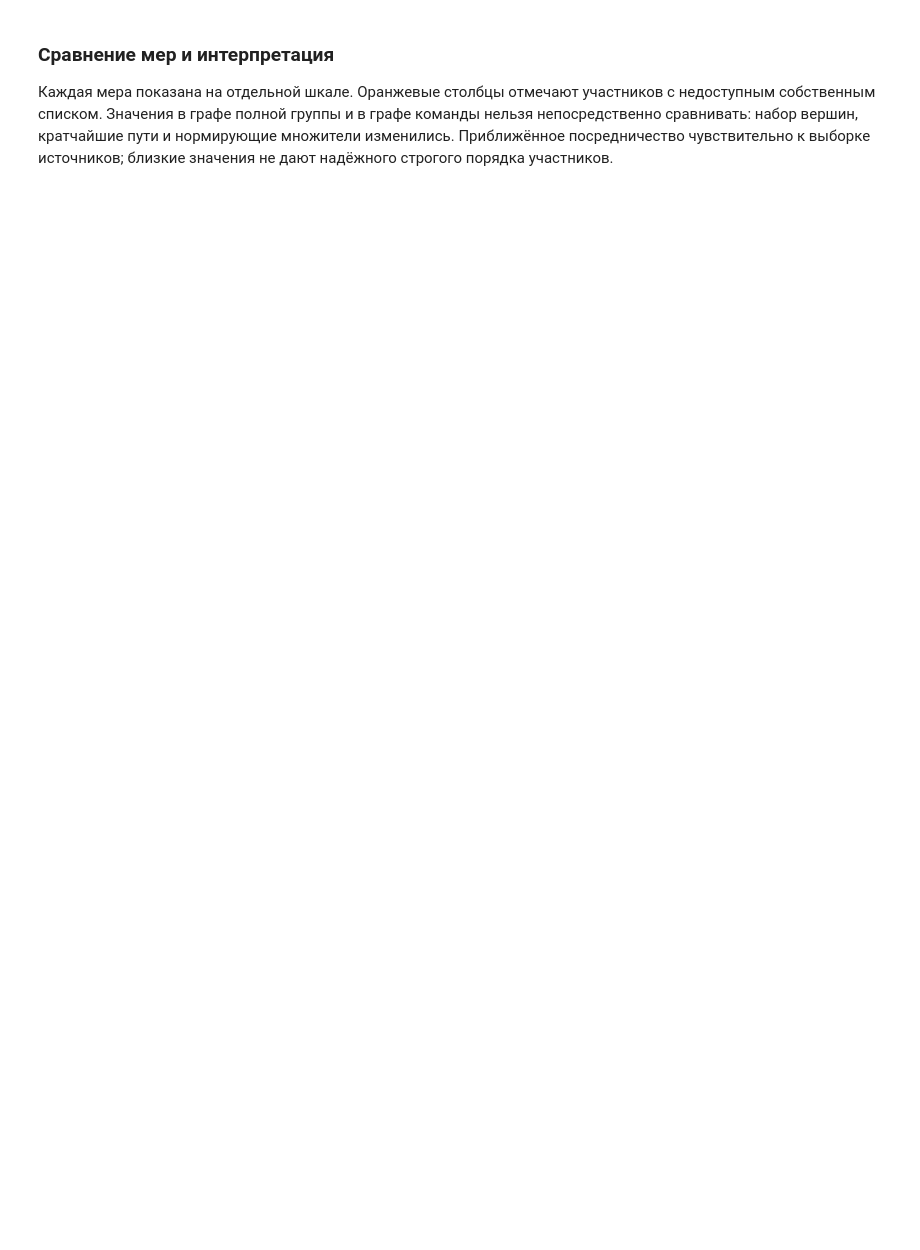
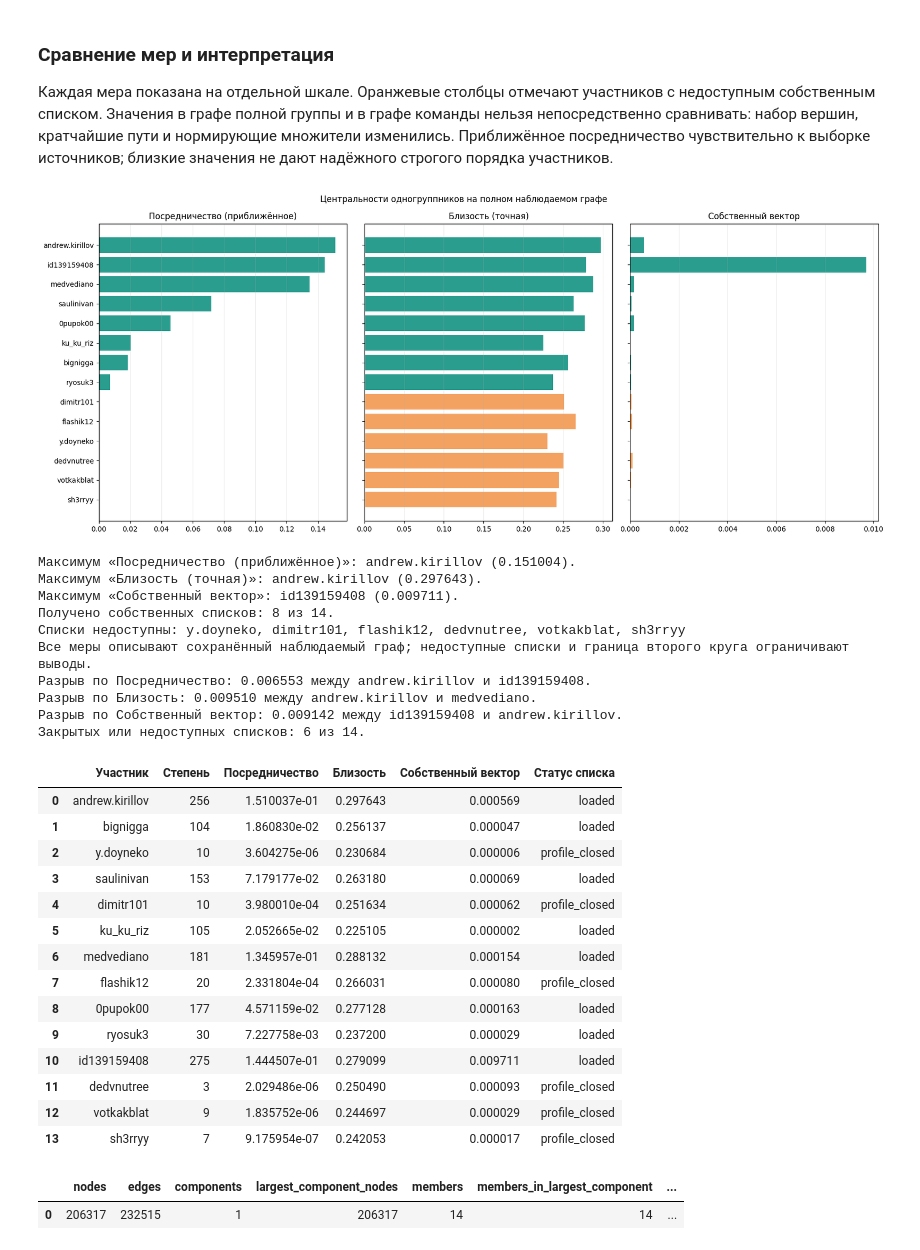
Before and after one commit to Osipovill/intelligent_systems_and_technologies, a Jupyter notebook: practice_2/practice2.ipynb, the cells around one changed output. Saved outputs shown, nothing was run; the diff lists cells and outputs as text; code cells hidden in the pictures; blank space fills up the shorter version.

```diff
--- a/practice_2/practice2.ipynb
+++ b/practice_2/practice2.ipynb
@@ -165,8 +190,4 @@ G.add_nodes_from(GROUP_MEMBERS)
 
 ### Размер полного графа
 # %%
-graph_summary = pd.DataFrame([
-    {'Показатель': 'Вершины полного графа', 'Количество': G.number_of_nodes()},
-    {'Показатель': 'Неориентированные рёбра', 'Количество': G.number_of_edges()},
-])
-display(graph_summary)
+display(pd.DataFrame([graph_stats]))
@@ -684,6 +800,13 @@ else:
         f'собственный вектор — {eigenvector_leader}.'
     )
 print(
-    'Центральности описывают наблюдаемый граф; закрытые и незагруженные '
-    'списки ограничивают интерпретацию показателей.'
+    'Центральности описывают наблюдаемый граф; для закрытых профилей '
+    'наблюдаемые связи являются нижней границей, а незагруженные списки '
+    'ограничивают интерпретацию показателей.'
 )
+for _, row in team_leader_gaps.iterrows():
+    print(
+        f"Разрыв по {row['metric']}: {row['gap']:.6f} между {row['leader']} и {row['second']}."
+    )
+closed_count = int((members_table['Статус списка'] != 'Список получен').sum())
+print(f"Недоступных или незагруженных списков: {closed_count} из {len(members_table)}.")
@@ -767,13 +898,11 @@ display(full_members[[
 ]].rename(columns={
     'screen_name': 'Участник', 'observed_degree': 'Наблюдаемые связи', 'list_source': 'Источник списка'
 }))
+full_graph_stats = graph_summary(full_graph, full_member_names)
 full_direct_ids = set(full_edges.loc[full_edges['observation_level'].eq(1), 'friend_id']) - set(full_member_names)
 full_second_ids = set(full_graph) - set(full_member_names) - full_direct_ids
-display(pd.DataFrame([{
-    'Вершин полного графа': len(full_graph),
-    'Неориентированных рёбер': full_graph.number_of_edges(),
-    'Прямых друзей вне группы': len(full_direct_ids),
-    'Вершин второго круга': len(full_second_ids),
-    'Компонент связности': nx.number_connected_components(full_graph),
-    'Изолированных одногруппников': sum(full_graph.degree(uid) == 0 for uid in full_member_names),
-}]))
+full_graph_stats.update({
+    'direct_friends_outside_group': len(full_direct_ids),
+    'second_circle_vertices': len(full_second_ids),
+})
+display(pd.DataFrame([full_graph_stats]))
@@ -884,24 +1111,67 @@ print('Параметры расчёта:', full_calculation)
 # %%
 fig, axes = plt.subplots(1, 3, figsize=(17, 7), sharey=True)
 ordered = full_results.sort_values(['betweenness_approximate', 'user_id'], ascending=[True, True])
 for axis, (column, title) in zip(axes, full_metric_labels.items()):
     axis.barh(
         ordered['participant'], ordered[column],
         color=[full_colors[uid] for uid in ordered['user_id']],
     )
     axis.set_title(title)
     axis.grid(axis='x', alpha=0.25)
 fig.suptitle('Центральности одногруппников на полном наблюдаемом графе')
 fig.tight_layout()
 fig.savefig(FULL_DATA_DIR / 'centralities.png', dpi=150, bbox_inches='tight')
 plt.show()
 
 for column, label in full_metric_labels.items():
     maximum = full_results[column].max()
     leaders = full_results.loc[full_results[column].eq(maximum), 'participant'].tolist()
     print(f'Максимум «{label}»: {", ".join(leaders)} ({maximum:.6f}).')
 unavailable = full_members.loc[full_members['friends_status'].ne('loaded'), 'screen_name'].tolist()
 print(f'Получено собственных списков: {len(full_members) - len(unavailable)} из {len(full_members)}.')
 if unavailable:
     print('Списки недоступны:', ', '.join(unavailable))
 print('Все меры описывают сохранённый наблюдаемый граф; недоступные списки и граница второго круга ограничивают выводы.')
+for _, row in full_leader_gaps.iterrows():
+    print(
+        f"Разрыв по {row['metric']}: {row['gap']:.6f} между {row['leader']} и {row['second']}."
+    )
+closed_profiles = int((full_members['friends_status'] != 'loaded').sum())
+print(f"Закрытых или недоступных списков: {closed_profiles} из {len(full_members)}.")
+display(full_final_table)
+display(pd.DataFrame([full_graph_stats]))
+display(full_sensitivity)
+mark_analysis_complete(
+    FULL_DATA_DIR / 'collection_summary.json',
+    full_calculation,
+    full_graph_stats,
+)
+# %% [output]
+[figure, added]
+Максимум «Посредничество (приближённое)»: andrew.kirillov (0.151004).
+Максимум «Близость (точная)»: andrew.kirillov (0.297643).
+Максимум «Собственный вектор»: id139159408 (0.009711).
+Получено собственных списков: 8 из 14.
+Списки недоступны: y.doyneko, dimitr101, flashik12, dedvnutree, votkakblat, sh3rryy
+Все меры описывают сохранённый наблюдаемый граф; недоступные списки и граница второго круга ограничивают выводы.
+Разрыв по Посредничество: 0.006553 между andrew.kirillov и id139159408.
+Разрыв по Близость: 0.009510 между andrew.kirillov и medvediano.
+Разрыв по Собственный вектор: 0.009142 между id139159408 и andrew.kirillov.
+Закрытых или недоступных списков: 6 из 14.
+|  | Участник | Степень | Посредничество | Близость | Собственный вектор | Статус списка |
+| 0 | andrew.kirillov | 256 | 1.510037e-01 | 0.297643 | 0.000569 | loaded |
+| 1 | bignigga | 104 | 1.860830e-02 | 0.256137 | 0.000047 | loaded |
+| 2 | y.doyneko | 10 | 3.604275e-06 | 0.230684 | 0.000006 | profile_closed |
+| 3 | saulinivan | 153 | 7.179177e-02 | 0.263180 | 0.000069 | loaded |
+| 4 | dimitr101 | 10 | 3.980010e-04 | 0.251634 | 0.000062 | profile_closed |
+| 5 | ku_ku_riz | 105 | 2.052665e-02 | 0.225105 | 0.000002 | loaded |
+| 6 | medvediano | 181 | 1.345957e-01 | 0.288132 | 0.000154 | loaded |
+| 7 | flashik12 | 20 | 2.331804e-04 | 0.266031 | 0.000080 | profile_closed |
+| 8 | 0pupok00 | 177 | 4.571159e-02 | 0.277128 | 0.000163 | loaded |
+| 9 | ryosuk3 | 30 | 7.227758e-03 | 0.237200 | 0.000029 | loaded |
+| 10 | id139159408 | 275 | 1.444507e-01 | 0.279099 | 0.009711 | loaded |
+| 11 | dedvnutree | 3 | 2.029486e-06 | 0.250490 | 0.000093 | profile_closed |
+| 12 | votkakblat | 9 | 1.835752e-06 | 0.244697 | 0.000029 | profile_closed |
+| 13 | sh3rryy | 7 | 9.175954e-07 | 0.242053 | 0.000017 | profile_closed |
+|  | nodes | edges | components | largest_component_nodes | members | members_in_largest_component | ... |
+| 0 | 206317 | 232515 | 1 | 206317 | 14 | 14 | ... |
```
Also changed, not shown: parts of 32 cells of this notebook, 8 other files.
